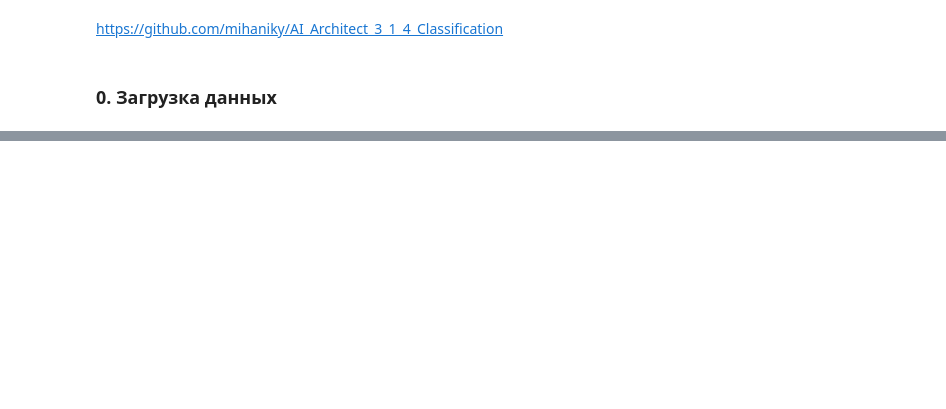
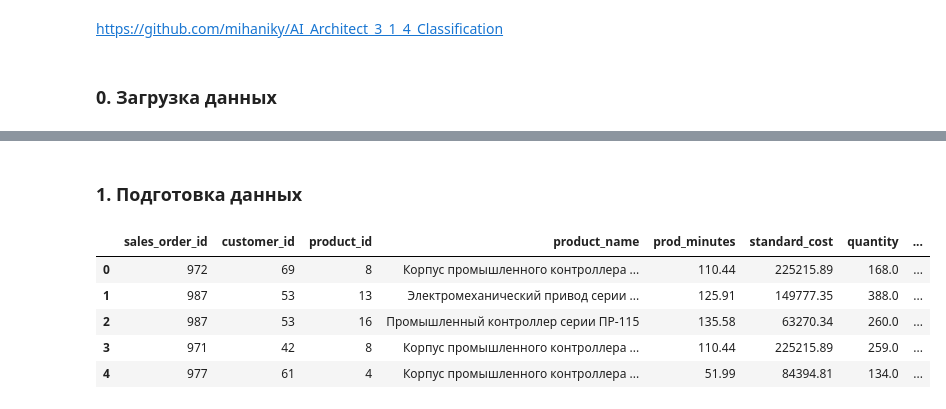
Before and after one commit to mihaniky/AI_Architect_3_1_4_Classification, a Jupyter notebook: AI_Architect_3_1_4_Classification.ipynb, the cells around one changed output, grey strips where cells are left out. Saved outputs shown, nothing was run; the diff lists cells and outputs as text; code cells hidden in the pictures; blank space fills up the shorter version.

```diff
--- a/AI_Architect_3_1_4_Classification.ipynb
+++ b/AI_Architect_3_1_4_Classification.ipynb
@@ -166,0 +169,13 @@ print(f" Данные получены через порт {port}")
+# %% [markdown]
+### 1. Подготовка данных ###
+# %%
+# target = is_cost_high (затратно/незатратно)
+df['target'] = np.where(df["is_cost_high"] == 1, 1, 0)
+df.head()
+# %% [output]
+|  | sales_order_id | customer_id | product_id | product_name | prod_minutes | standard_cost | quantity | ... |
+| 0 | 972 | 69 | 8 | Корпус промышленного контроллера ... | 110.44 | 225215.89 | 168.0 | ... |
+| 1 | 987 | 53 | 13 | Электромеханический привод серии ... | 125.91 | 149777.35 | 388.0 | ... |
+| 2 | 987 | 53 | 16 | Промышленный контроллер серии ПР-115 | 135.58 | 63270.34 | 260.0 | ... |
+| 3 | 971 | 42 | 8 | Корпус промышленного контроллера ... | 110.44 | 225215.89 | 259.0 | ... |
+| 4 | 977 | 61 | 4 | Корпус промышленного контроллера ... | 51.99 | 84394.81 | 134.0 | ... |
```
Also changed, not shown: parts of 4 cells of this notebook.
